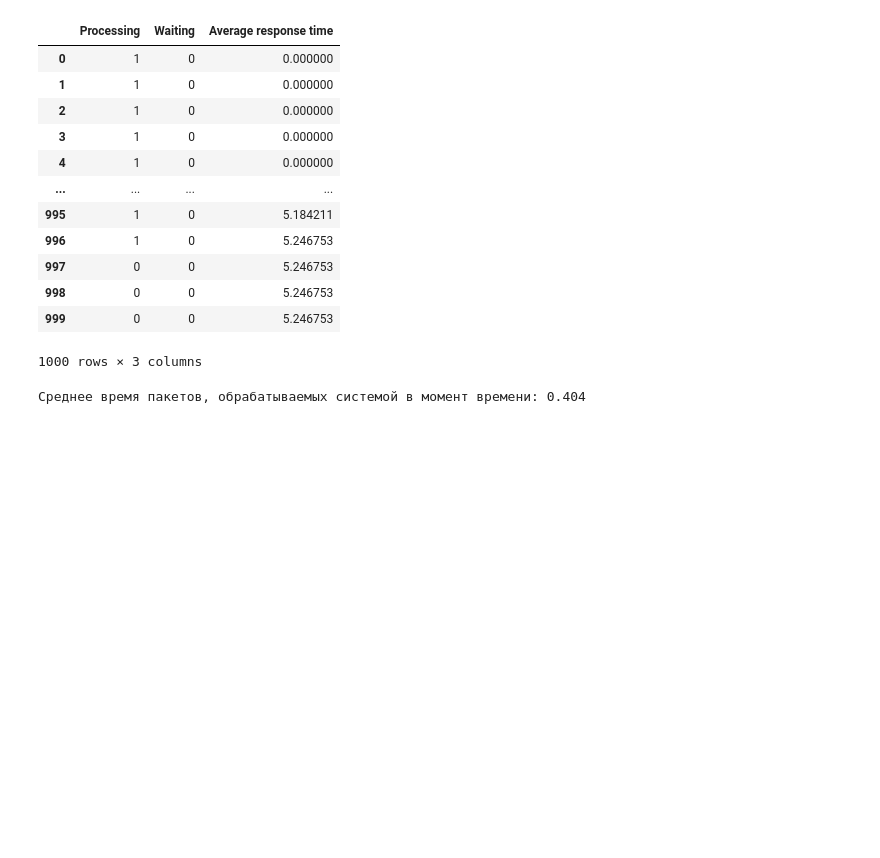
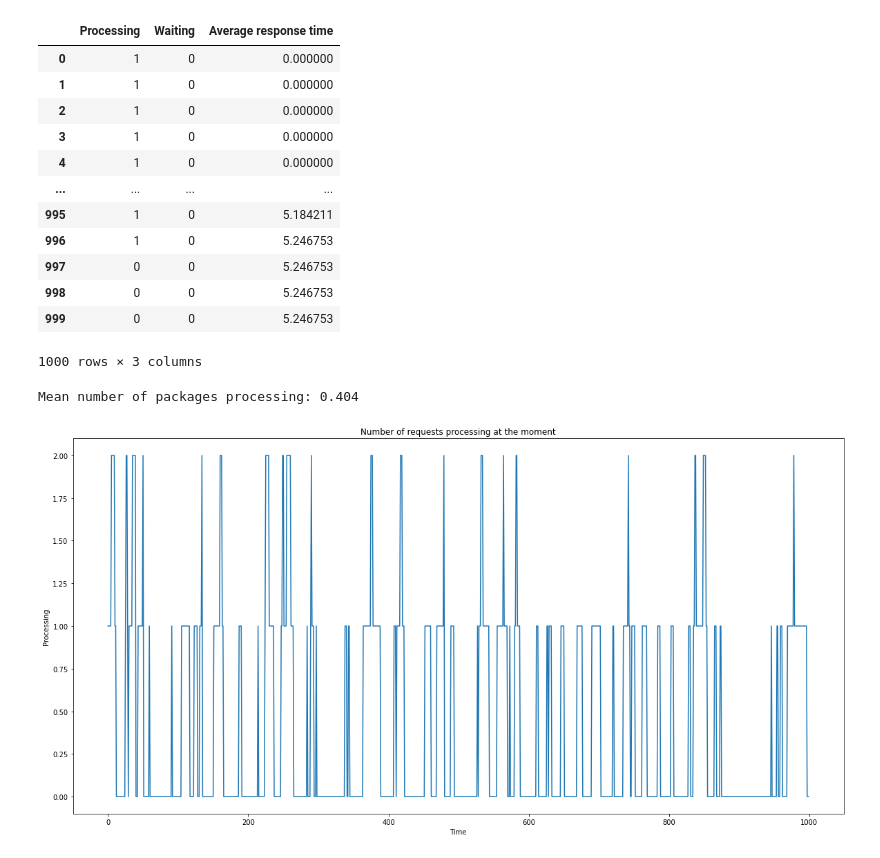
Before and after one commit to dmitriykara/simulator, a Jupyter notebook: results.ipynb, the cells around one changed output. Drawn from its saved outputs; the diff is of its cells as text; code cells hidden in the pictures; blank space fills up the shorter version.

Commit message:
Add graphics

```diff
--- a/results.ipynb
+++ b/results.ipynb
@@ -2,6 +2,9 @@
 import numpy as np
 import pandas as pd
 import matplotlib.pyplot as plt
+import matplotlib as mpl
+%matplotlib inline
+mpl.rcParams['figure.figsize'] = (20,10)
 # %%
 params = pd.read_csv("results/params.csv", sep=',')
 params
@@ -48,7 +51,15 @@ states
 | 998 | 0 | 0 | 5.246753 |
 | 999 | 0 | 0 | 5.246753 |
 1000 rows × 3 columns
-# %%
-print(f"Среднее время пакетов, обрабатываемых системой в момент времени: {states['Processing'].mean()}")
-# %% [output]
-Среднее время пакетов, обрабатываемых системой в момент времени: 0.404
+# %%
+print(f"Mean number of packages processing: {states['Processing'].mean()}")
+# %% [output]
+Mean number of packages processing: 0.404
+# %%
+plt.plot(states['Processing'])
+plt.title('Number of requests processing at the moment')
+plt.xlabel('Time')
+plt.ylabel('Processing')
+plt.show();
+# %% [output]
+[figure, added]
```
Also changed, not shown: parts of 3 cells of this notebook.
